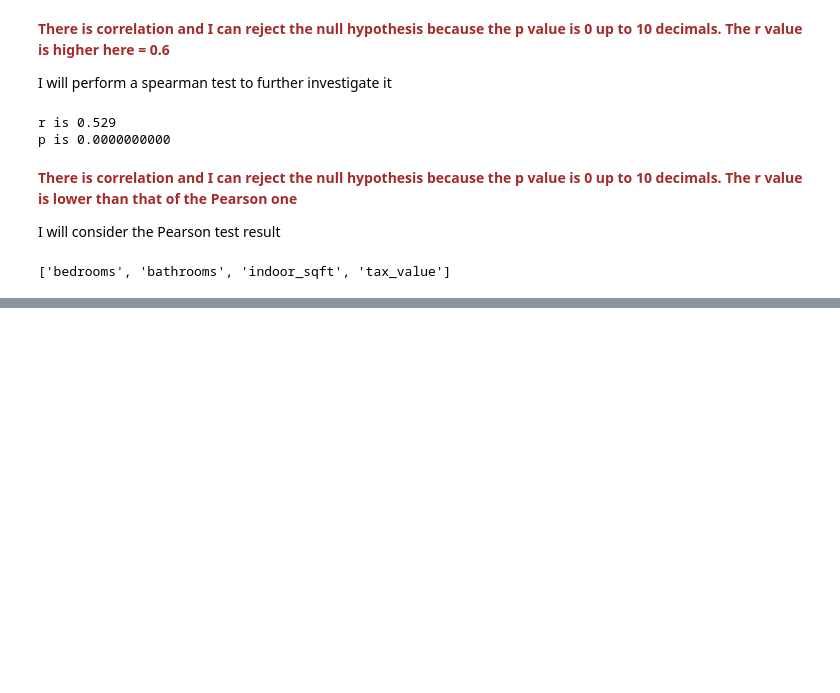
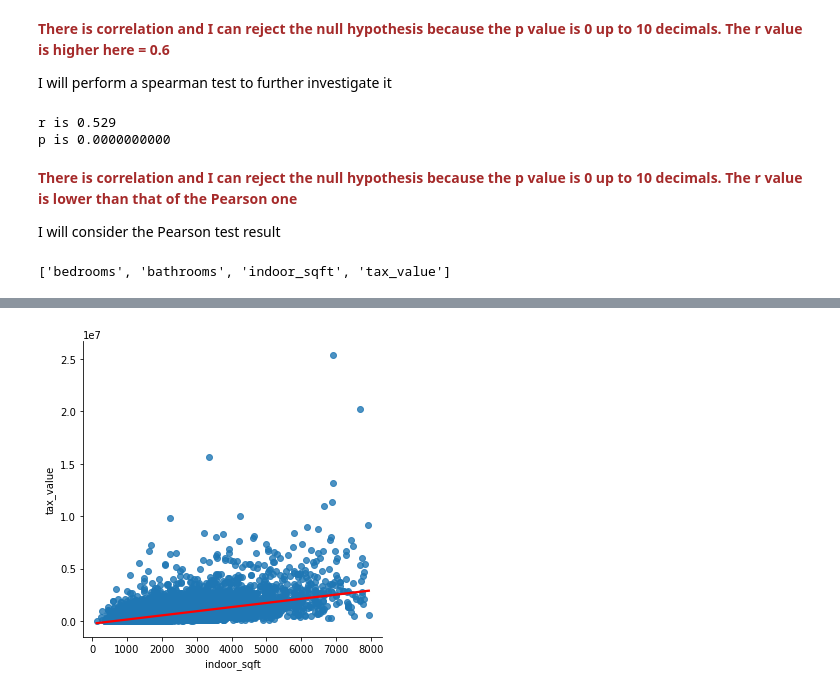
Before and after one commit to Severina7/zillow_project, a Jupyter notebook: zillow_project.ipynb, the cells around one changed output, grey strips where cells are left out. Cells and saved outputs as stored; diff of their text form; code cells hidden in the pictures; blank space fills up the shorter version.

```diff
--- a/zillow_project.ipynb
+++ b/zillow_project.ipynb
@@ -648,0 +760,7 @@ houses.columns.tolist()
+# %%
+# I can really pop that line color if I want.
+
+sns.lmplot(x='indoor_sqft', y="tax_value", data=train, line_kws={'color': 'red'})
+plt.show()
+# %% [output]
+[figure, added]
```
Also changed, not shown: parts of 52 cells of this notebook.
